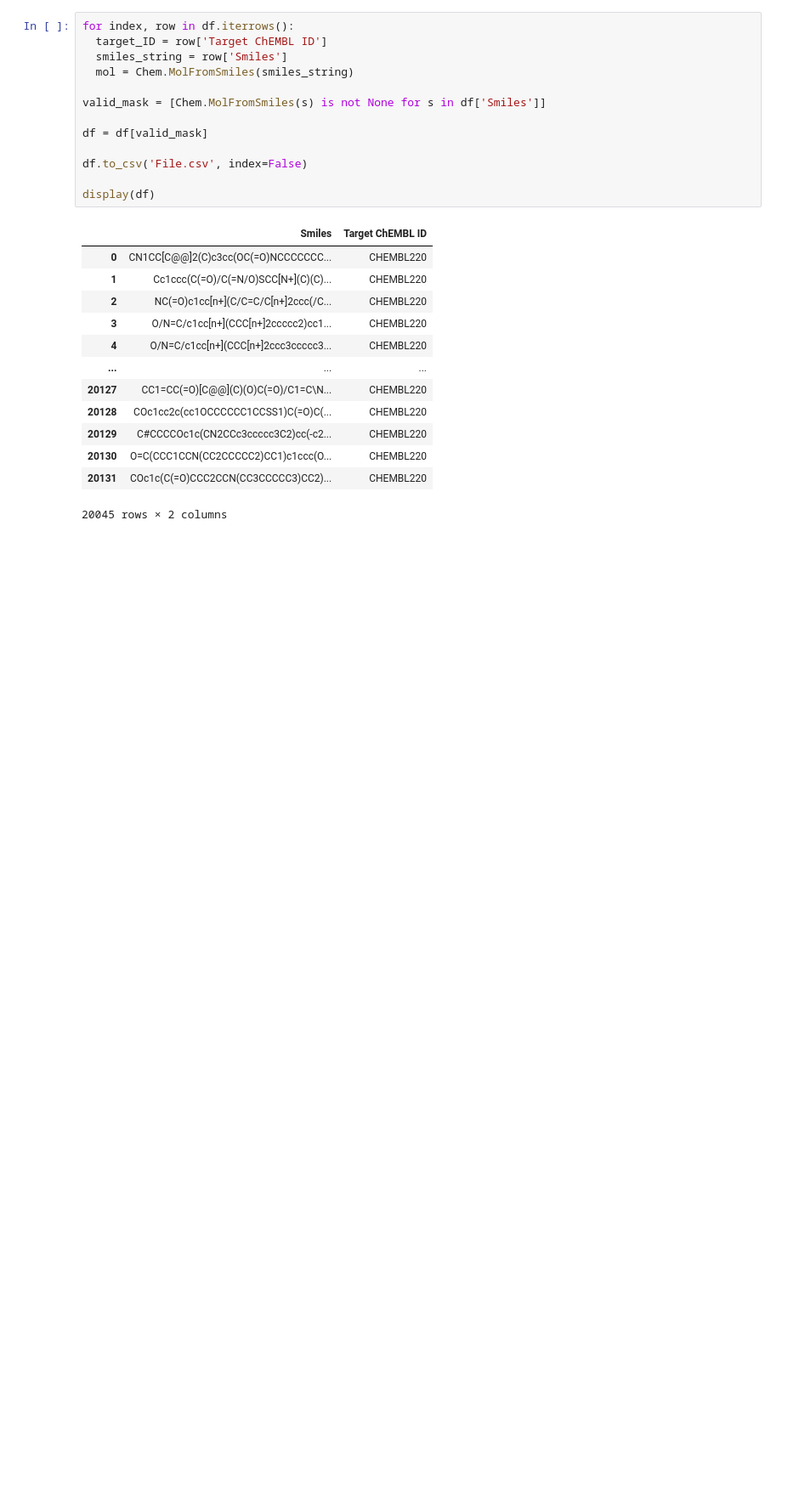
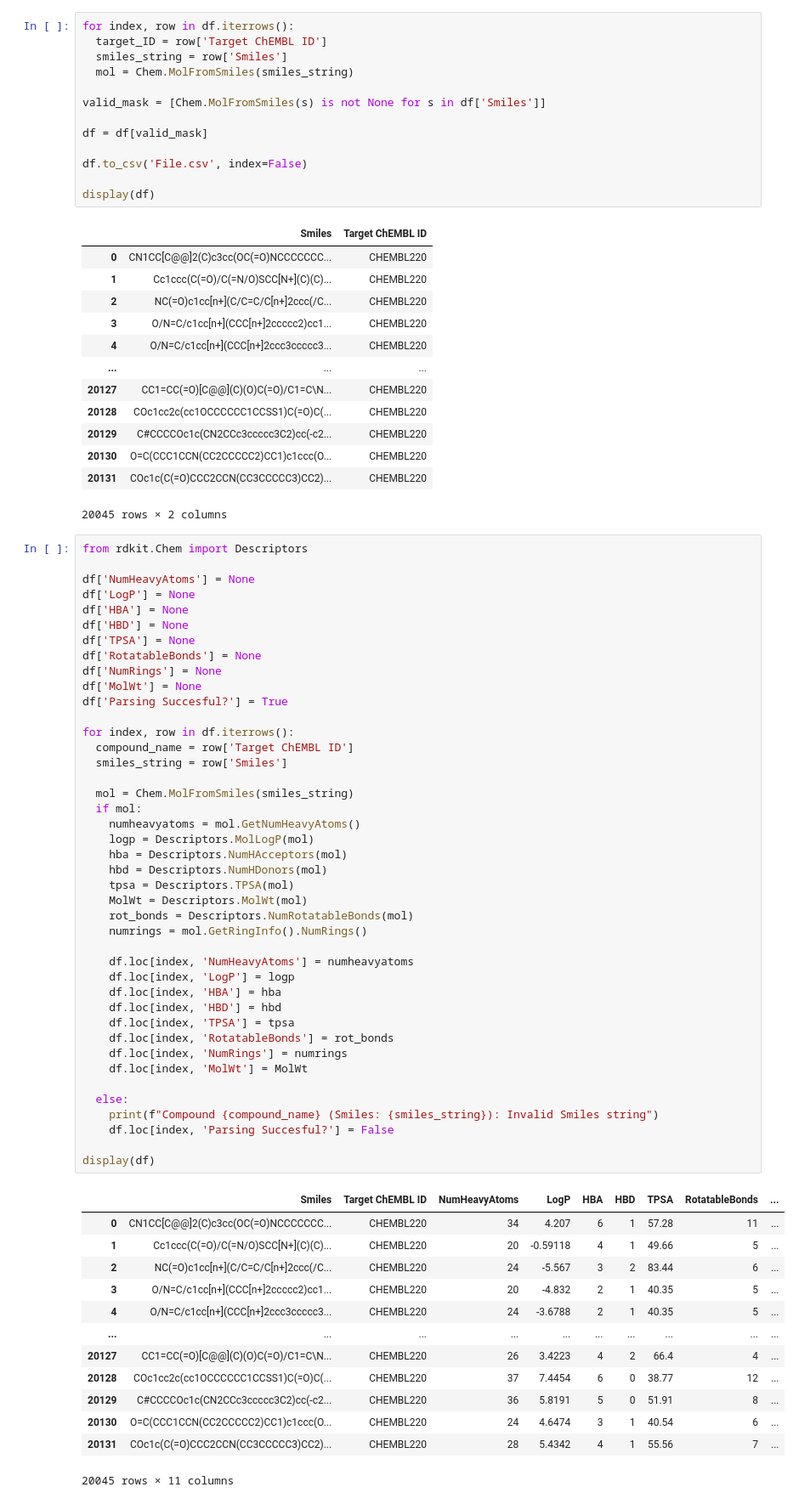
Before and after one commit to briskicedteaa/rdkit-cheminformatics-notebooks-, a Jupyter notebook: Project.ipynb, the cells around one changed output. Shown at 85% size. Cells and saved outputs as stored; diff of their text form; blank space fills up the shorter version.

Commit message:
Parse again, but calculate descriptors and add new columns.

```diff
--- a/Project.ipynb
+++ b/Project.ipynb
@@ -58,3 +58,59 @@ display(df)
 | 20130 | O=C(CCC1CCN(CC2CCCCC2)CC1)c1ccc(O... | CHEMBL220 |
 | 20131 | COc1c(C(=O)CCC2CCN(CC3CCCCC3)CC2)... | CHEMBL220 |
 20045 rows × 2 columns
+# %%
+from rdkit.Chem import Descriptors
+
+df['NumHeavyAtoms'] = None
+df['LogP'] = None
+df['HBA'] = None
+df['HBD'] = None
+df['TPSA'] = None
+df['RotatableBonds'] = None
+df['NumRings'] = None
+df['MolWt'] = None
+df['Parsing Succesful?'] = True
+
+for index, row in df.iterrows():
+  compound_name = row['Target ChEMBL ID']
+  smiles_string = row['Smiles']
+
+  mol = Chem.MolFromSmiles(smiles_string)
+  if mol:
+    numheavyatoms = mol.GetNumHeavyAtoms()
+    logp = Descriptors.MolLogP(mol)
+    hba = Descriptors.NumHAcceptors(mol)
+    hbd = Descriptors.NumHDonors(mol)
+    tpsa = Descriptors.TPSA(mol)
+    MolWt = Descriptors.MolWt(mol)
+    rot_bonds = Descriptors.NumRotatableBonds(mol)
+    numrings = mol.GetRingInfo().NumRings()
+
+    df.loc[index, 'NumHeavyAtoms'] = numheavyatoms
+    df.loc[index, 'LogP'] = logp
+    df.loc[index, 'HBA'] = hba
+    df.loc[index, 'HBD'] = hbd
+    df.loc[index, 'TPSA'] = tpsa
+    df.loc[index, 'RotatableBonds'] = rot_bonds
+    df.loc[index, 'NumRings'] = numrings
+    df.loc[index, 'MolWt'] = MolWt
+
+  else:
+    print(f"Compound {compound_name} (Smiles: {smiles_string}): Invalid Smiles string")
+    df.loc[index, 'Parsing Succesful?'] = False
+
+display(df)
+# %% [output]
+|  | Smiles | Target ChEMBL ID | NumHeavyAtoms | LogP | HBA | HBD | TPSA | RotatableBonds | ... |
+| 0 | CN1CC[C@@]2(C)c3cc(OC(=O)NCCCCCCC... | CHEMBL220 | 34 | 4.207 | 6 | 1 | 57.28 | 11 | ... |
+| 1 | Cc1ccc(C(=O)/C(=N/O)SCC[N+](C)(C)... | CHEMBL220 | 20 | -0.59118 | 4 | 1 | 49.66 | 5 | ... |
+| 2 | NC(=O)c1cc[n+](C/C=C/C[n+]2ccc(/C... | CHEMBL220 | 24 | -5.567 | 3 | 2 | 83.44 | 6 | ... |
+| 3 | O/N=C/c1cc[n+](CCC[n+]2ccccc2)cc1... | CHEMBL220 | 20 | -4.832 | 2 | 1 | 40.35 | 5 | ... |
+| 4 | O/N=C/c1cc[n+](CCC[n+]2ccc3ccccc3... | CHEMBL220 | 24 | -3.6788 | 2 | 1 | 40.35 | 5 | ... |
+| ... | ... | ... | ... | ... | ... | ... | ... | ... | ... |
+| 20127 | CC1=CC(=O)[C@@](C)(O)C(=O)/C1=C\N... | CHEMBL220 | 26 | 3.4223 | 4 | 2 | 66.4 | 4 | ... |
+| 20128 | COc1cc2c(cc1OCCCCCC1CCSS1)C(=O)C(... | CHEMBL220 | 37 | 7.4454 | 6 | 0 | 38.77 | 12 | ... |
+| 20129 | C#CCCCOc1c(CN2CCc3ccccc3C2)cc(-c2... | CHEMBL220 | 36 | 5.8191 | 5 | 0 | 51.91 | 8 | ... |
+| 20130 | O=C(CCC1CCN(CC2CCCCC2)CC1)c1ccc(O... | CHEMBL220 | 24 | 4.6474 | 3 | 1 | 40.54 | 6 | ... |
+| 20131 | COc1c(C(=O)CCC2CCN(CC3CCCCC3)CC2)... | CHEMBL220 | 28 | 5.4342 | 4 | 1 | 55.56 | 7 | ... |
+20045 rows × 11 columns
```
